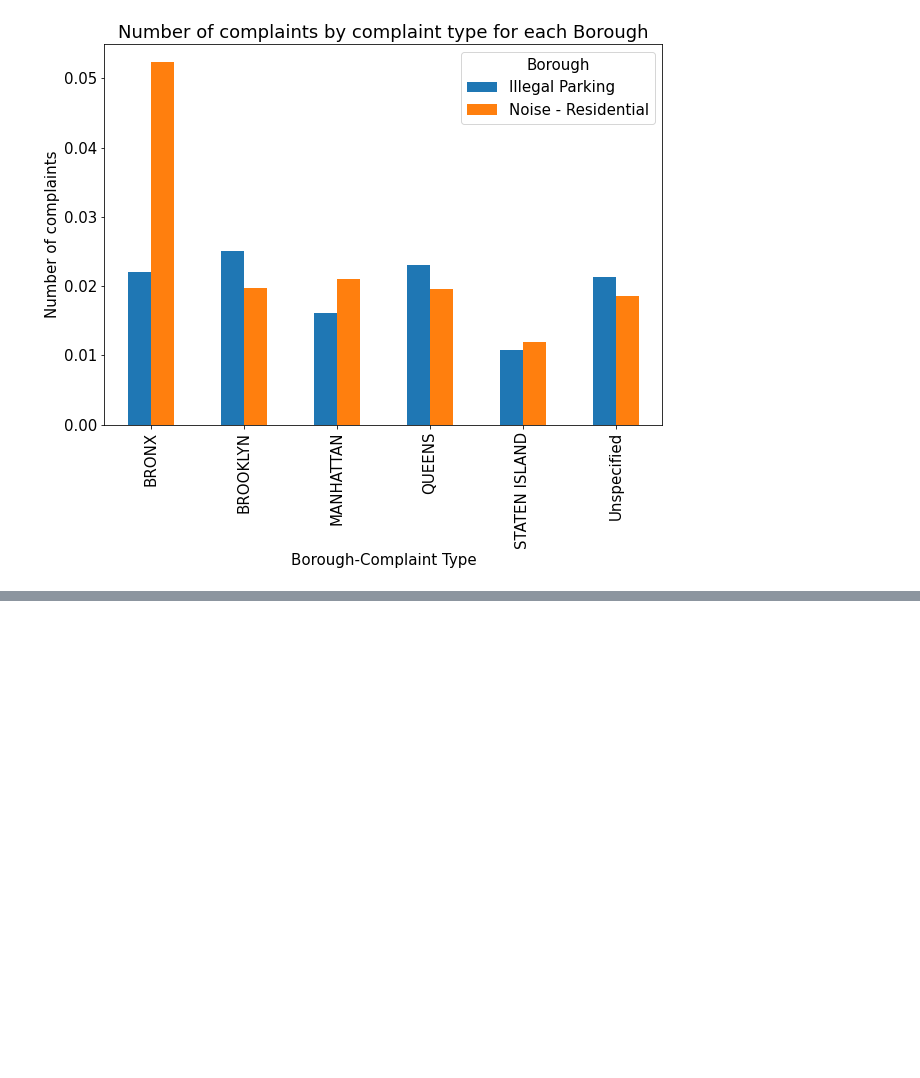
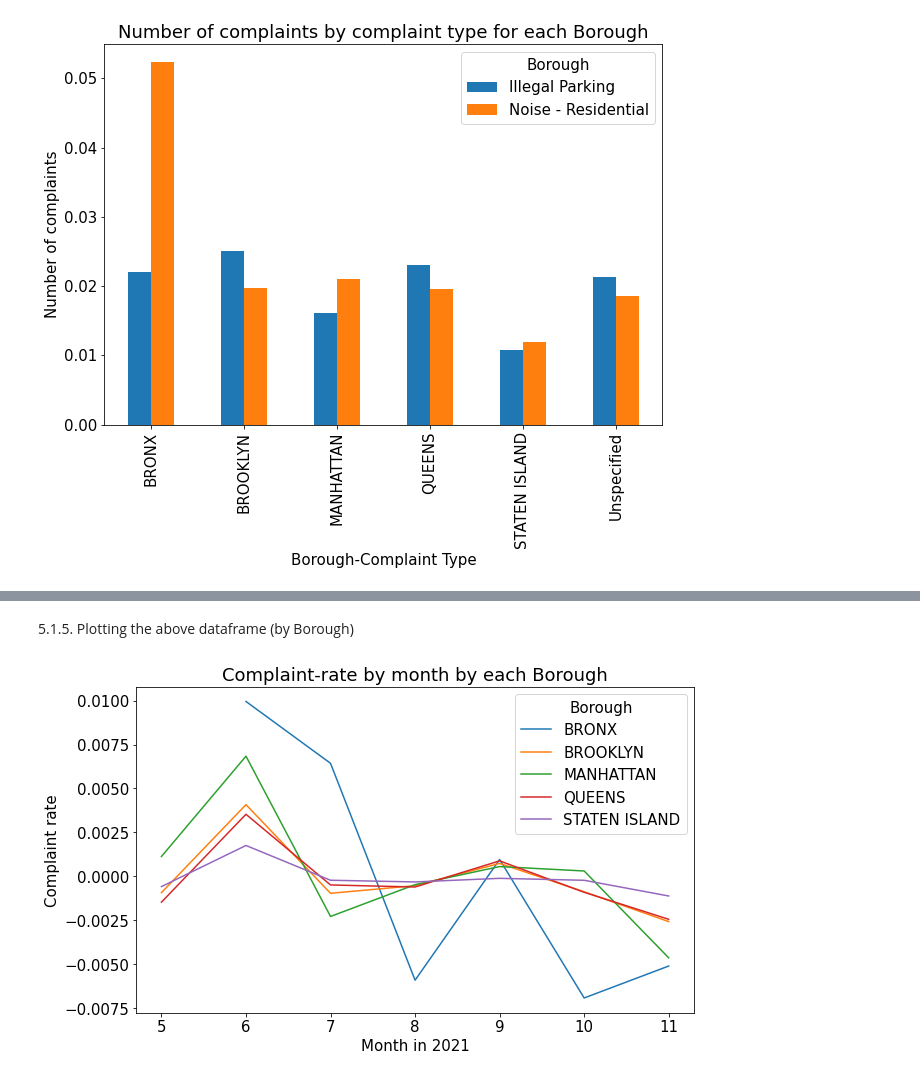
Before and after one commit to adarshkuthuru/NYC-Neighbourhood-Distress-Complaints-Exploratory-Data-Analysis, a Jupyter notebook: Adarsh Kuthuru - Morningstar Assignment.ipynb, the cells around one changed output, grey strips where cells are left out. Drawn from its saved outputs; the diff is of its cells as text; code cells hidden in the pictures; blank space fills up the shorter version.

```diff
--- a/Adarsh Kuthuru - Morningstar Assignment.ipynb
+++ b/Adarsh Kuthuru - Morningstar Assignment.ipynb
@@ -339,0 +364,8 @@ plt.show()
+# %%
+LM_total_complaints_freq_all = Loud_music[['incident_zip','month','year']].value_counts().tolist() #list with frequencies of the complaints
+LM_total_complaints_all = Loud_music[['incident_zip','month','year']].value_counts().index.tolist() #list with index of zipcodes
+LM_total_complaints_freq_all =pd.DataFrame(LM_total_complaints_freq_all, columns=['num_complaints'])
+LM_total_complaints_all =pd.DataFrame(LM_total_complaints_all, columns=['incident_zip','month','year'])
+Loud_music2 = pd.concat([LM_total_complaints_all, LM_total_complaints_freq_all], axis=1)
+print(Loud_music2.shape)
+Loud_music2.head()
@@ -339,0 +382,5 @@ plt.show()
+# %%
+Loud_music3=Loud_music2.merge(pop, on='incident_zip', how='left')
+Loud_music4=Loud_music3.merge(Borough, on='incident_zip', how='left') #Left join merge
+Loud_music4=Loud_music4.dropna()
+Loud_music4.head()
@@ -339,0 +396,20 @@ plt.show()
+# %%
+#aggregating num_complaints and population by borough, month, year
+Loud_music5=Loud_music4.groupby(['borough','month','year'])[['num_complaints','Population']].sum()
+
+#complaint-index variable
+Loud_music5['complaint_index']=Loud_music5['num_complaints']/Loud_music5['Population']
+
+#adding lag of complaint_index variable by zipcode by month
+Loud_music5['complaint_index_1']=Loud_music5.sort_values(['borough','month','year'],ascending=True)['complaint_index'].shift(1)
+
+#add complaint-rate variable
+#complaint-rate=change in complaints relative to population from last month to the current month
+Loud_music5['complaint_rate']=Loud_music5['complaint_index']-Loud_music5['complaint_index_1']
+
+Loud_music5 = Loud_music5.sort_values(['borough','month','year'],ascending=True) #sort by group
+Loud_music5.reset_index(inplace=True) #converts labels to column
+
+Borough=['BRONX','BROOKLYN','MANHATTAN','QUEENS','STATEN ISLAND']
+Loud_music6=Loud_music5[Loud_music5['borough'].isin(Borough)]
+Loud_music6.head()
@@ -339,0 +423,15 @@ plt.show()
+# %% [markdown]
+5.1.5. Plotting the above dataframe (by Borough)
+# %%
+fig, ax = plt.subplots(figsize=(10,6))
+
+for name, group in Loud_music6.groupby('borough'):
+    group.plot(x='month', y='complaint_rate', ax=ax, label=name)
+
+plt.xlabel('Month in 2021')
+plt.ylabel('Complaint rate')
+plt.legend(title = "Borough")
+plt.title("Complaint-rate by month by each Borough")
+plt.show()
+# %% [output]
+[figure, added]
```
Also changed, not shown: parts of 34 cells of this notebook.
